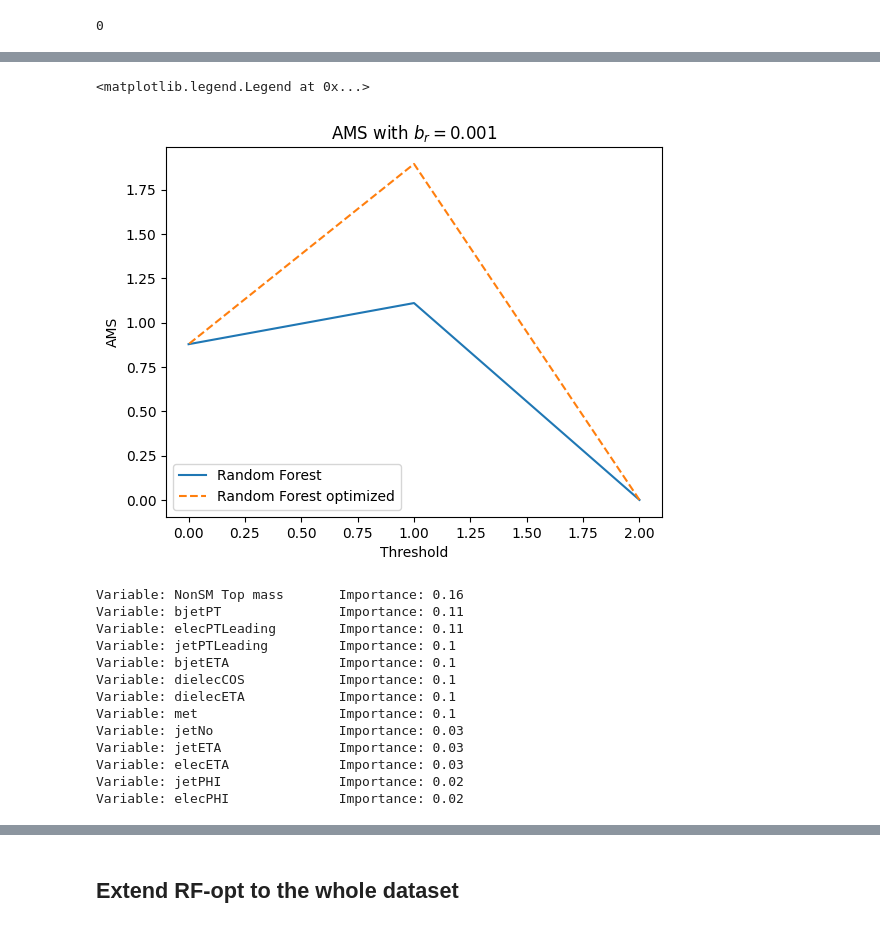
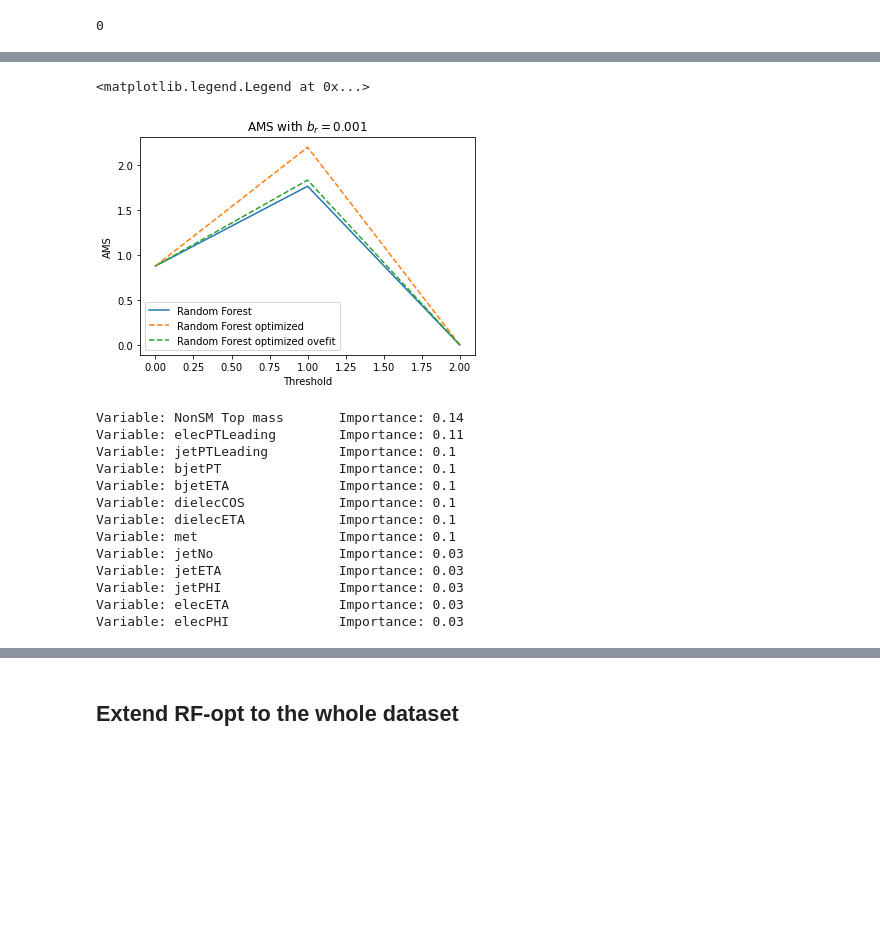
Before and after one commit to mghasemi19/TopFC, a Jupyter notebook: BDT_weight/RF_TopFC_main_bkg_analysis.ipynb, the cells around one changed output, grey strips where cells are left out. Cells and saved outputs as stored; diff of their text form; code cells hidden in the pictures; blank space fills up the shorter version.

Commit message:
Overfit checking for all models

```diff
--- a/BDT_weight/RF_TopFC_main_bkg_analysis.ipynb
+++ b/BDT_weight/RF_TopFC_main_bkg_analysis.ipynb
@@ -490,7 +493,7 @@ pprint(random_grid)
 # %%
 # Use the random grid to search for best hyperparameters
 # First create the base model to tune
-rf = RandomForestRegressor(random_state = 42)
+rf = RandomForestClassifier(random_state = 42)
 # Random search of parameters, using 3 fold cross validation,
 # search across 100 different combinations, and use all available cores
 rf_random = RandomizedSearchCV(estimator=rf, param_distributions=random_grid,
@@ -653,5 +646,5 @@ weighted avg       0.93      0.93      0.93      1353
 # %%
-# with overfit
+# w/o overfit checking
 y_pred_RF_opt = best_random.predict(X_test).round() # make predictions on the test data
 y_pred_RF_train_opt = best_random.predict(X_train_val).round()
 y_pred_RF_tot_opt = best_random.predict(scaler.transform(X)).round()
@@ -669,31 +662,10 @@ print(classification_report(Y_test.round(), y_pred_RF_opt.round(), target_names=
 #print("Classification report for the total set")
 #print(classification_report(Y.round(), y_pred_RF_tot_opt.round(), target_names=['background', 'signal']))
 
+print("Confusion matrix:\n", confusion_matrix(Y.round(), y_pred_RF_tot_opt.round()))
+
+
 fpr_rf_opt, tpr_rf_opt, thresholds_rf_opt = roc_curve(Y_test, y_pred_RF_opt)
 
 df_all['dense_RF_opt'] = best_random.predict(scaler.transform(X)).round() # add prediction to array
-
-print("\n---------------------------------------\n")
-
-# w/o overfit
-y_pred_RF_opt_fit = best_random_fit.predict(X_test).round() # make predictions on the test data
-y_pred_RF_train_opt_fit = best_random_fit.predict(X_train_val).round()
-y_pred_RF_tot_opt_fit = best_random_fit.predict(scaler.transform(X)).round()
-
-# See how well the classifier does, Acc = correct data / tot data
-# The accuracy score is defined as the ratio of correctly identified data points to all data points.
-print("Test accuracy:", accuracy_score(Y_test, y_pred_RF_opt_fit))
-print("Train accuracy", accuracy_score(Y_train_val, y_pred_RF_train_opt_fit))
-print("Total accuracy", accuracy_score(Y, y_pred_RF_tot_opt_fit))
-
-print("Classification report for the test set")
-print(classification_report(Y_test.round(), y_pred_RF_opt_fit.round(), target_names=['background', 'signal']))
-#print("Classification report for the train set")
-#print(classification_report(Y_train_val.round(), y_pred_RF_train.round(), target_names=['background', 'signal']))
-#print("Classification report for the total set")
-#print(classification_report(Y.round(), y_pred_RF_tot_opt_fit.round(), target_names=['background', 'signal']))
-
-fpr_rf_opt_fit, tpr_rf_opt_fit, thresholds_rf_opt_fit = roc_curve(Y_test, y_pred_RF_opt_fit)
-
-df_all['dense_RF_opt_overfit'] = best_random_fit.predict(scaler.transform(X)).round() # add prediction to array
 # %% [output]
@@ -770,20 +756,22 @@ plt.legend() # add a legend
 # %%
 # plot AMS
 def AMS(tpr, fpr, b_reg): # define function to calculate AMS
     return np.sqrt(2*((tpr+fpr+b_reg)*np.log(1+tpr/(fpr+b_reg))-tpr)) # equation for AMS
 
 ams_rf = AMS(tpr_rf, fpr_rf, 0.001) # get AMS for random forest classifier
 ams_rf_opt = AMS(tpr_rf_opt, fpr_rf_opt, 0.001) # get AMS for random forest-opt classifier
+ams_rf_opt_fit = AMS(tpr_rf_opt_fit, fpr_rf_opt_fit, 0.001) # get AMS for random forest-opt and ovefit checking classifier
 
 plt.plot(thresholds_rf, ams_rf, label="Random Forest")  # plot Random forest AMS
 plt.plot(thresholds_rf_opt, ams_rf_opt, linestyle='dashed', label="Random Forest optimized")  # plot Random forest-opt AMS
+plt.plot(thresholds_rf_opt_fit, ams_rf_opt_fit, linestyle='dashed', label="Random Forest optimized ovefit")  # plot Random forest-opt AMS
 plt.xlabel("Threshold")  # x-axis label
 plt.ylabel("AMS")  # y-axis label
 plt.title("AMS with $b_r=0.001$")  # add plot title
 plt.legend()  # add legend
 # %% [output]
 <matplotlib.legend.Legend at 0x...>
-[figure, old version]
+[figure, new version]
 # %%
 # Get numerical feature importances
 feature_list = VARS
@@ -800,18 +788,18 @@ feature_importances = sorted(feature_importances, key = lambda x: x[1], reverse
 # Print out the feature and importances
 [print('Variable: {:20} Importance: {}'.format(*pair)) for pair in feature_importances];
 # %% [output]
-Variable: NonSM Top mass       Importance: 0.16
-Variable: bjetPT               Importance: 0.11
+Variable: NonSM Top mass       Importance: 0.14
 Variable: elecPTLeading        Importance: 0.11
 Variable: jetPTLeading         Importance: 0.1
+Variable: bjetPT               Importance: 0.1
 Variable: bjetETA              Importance: 0.1
 Variable: dielecCOS            Importance: 0.1
 Variable: dielecETA            Importance: 0.1
 Variable: met                  Importance: 0.1
 Variable: jetNo                Importance: 0.03
 Variable: jetETA               Importance: 0.03
+Variable: jetPHI               Importance: 0.03
 Variable: elecETA              Importance: 0.03
-Variable: jetPHI               Importance: 0.02
-Variable: elecPHI              Importance: 0.02
+Variable: elecPHI              Importance: 0.03
 # %%
 # Set the style
```
Also changed, not shown: parts of 22 cells of this notebook, 4 other files.
